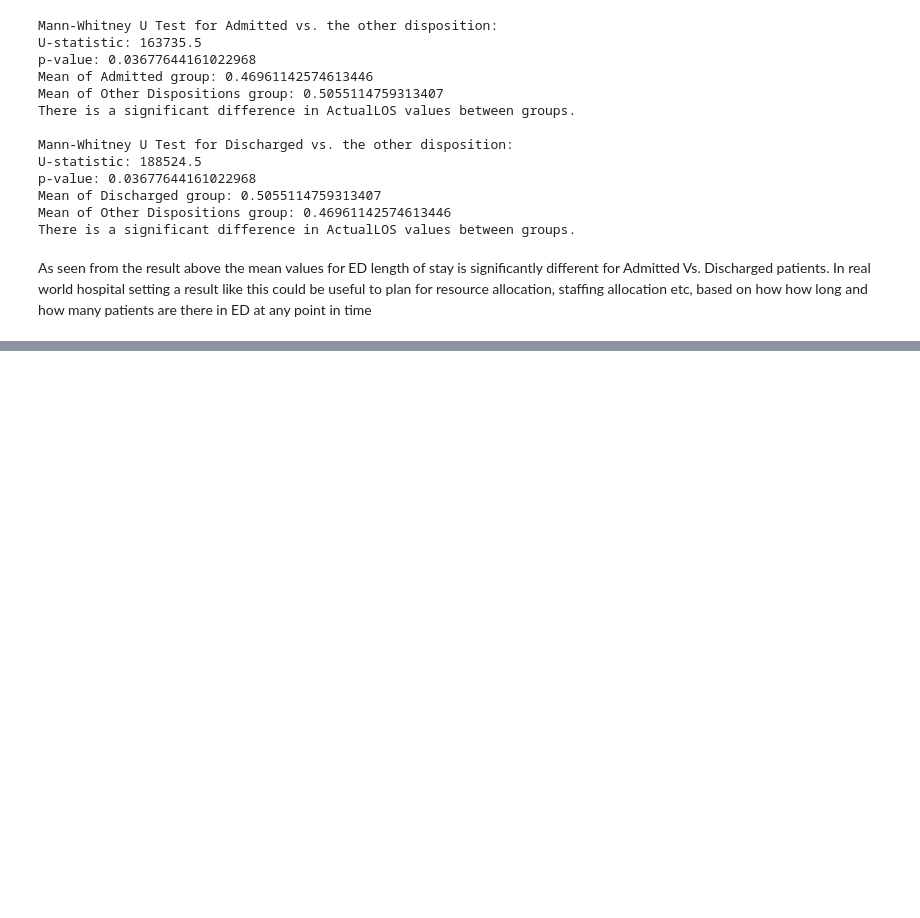
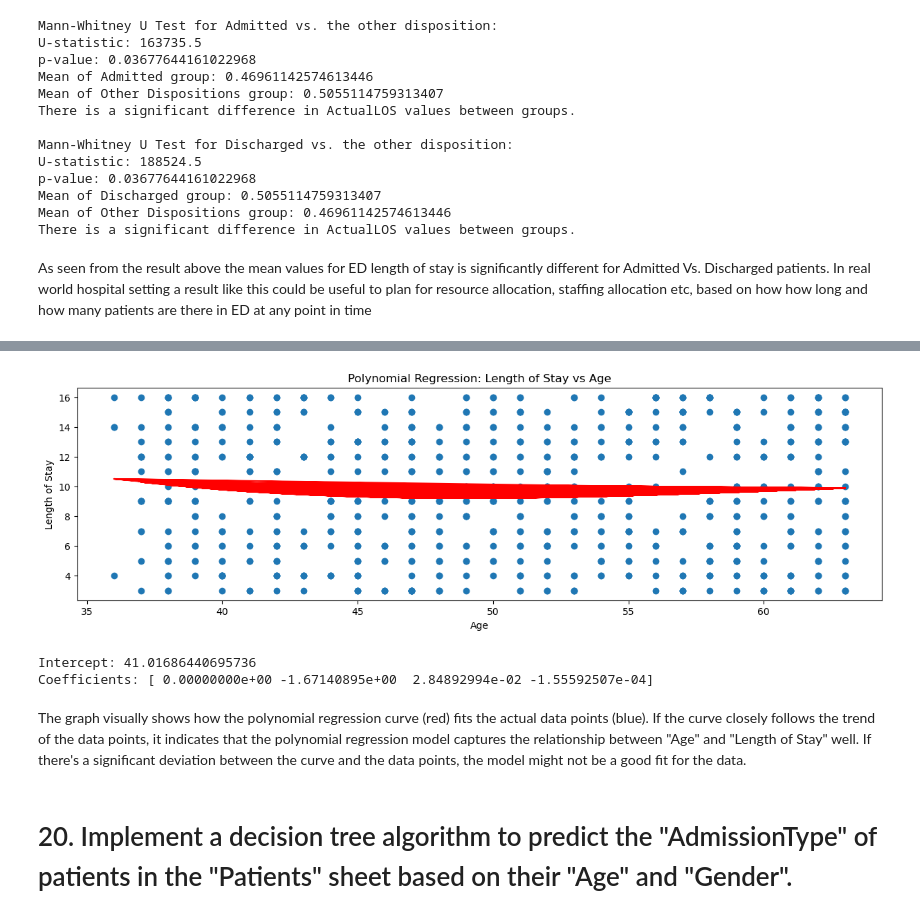
Before and after one commit to akilarvn/Python-Hackathon, a Jupyter notebook: DataEagles_ExtraQuestions.ipynb, the cells around one changed output, grey strips where cells are left out. Cells and saved outputs as stored; diff of their text form; code cells hidden in the pictures; blank space fills up the shorter version.

```diff
--- a/DataEagles_ExtraQuestions.ipynb
+++ b/DataEagles_ExtraQuestions.ipynb
@@ -676,0 +916,39 @@ how long and how many patients are there in ED at any point in time
+# %%
+import numpy as np
+from sklearn.linear_model import LinearRegression
+from sklearn.preprocessing import PolynomialFeatures
+
+current_year = pd.Timestamp.now().year
+Patients['Age'] = current_year - Patients['DateOfBirth'].dt.year
+
+merged_data = pd.merge(ReadmissionRegistry,Patients, on='PatientID', how='left')
+
+
+X = merged_data['Age'].values.reshape(-1, 1)
+y = merged_data['LengthOfStay'].values
+
+poly = PolynomialFeatures(degree=3)
+X_poly = poly.fit_transform(X)
+
+regressor = LinearRegression()
+regressor.fit(X_poly, y)
+
+
+plt.scatter(X, y)
+plt.plot(X, regressor.predict(X_poly), color='red')
+plt.xlabel('Age')
+plt.ylabel('Length of Stay')
+plt.title('Polynomial Regression: Length of Stay vs Age')
+plt.show()
+
+
+print("Intercept:", regressor.intercept_)
+print("Coefficients:", regressor.coef_)
+# %% [output]
+[figure, added]
+Intercept: 41.01686440695736
+Coefficients: [ 0.00000000e+00 -1.67140895e+00  2.84892994e-02 -1.55592507e-04]
+# %% [markdown]
+The graph visually shows how the polynomial regression curve (red) fits the actual data points (blue). If the curve closely follows the trend of the data points, it indicates that the polynomial regression model captures the relationship between "Age" and "Length of Stay" well. If there's a significant deviation between the curve and the data points, the model might not be a good fit for the data.
+# %% [markdown]
+# 20. Implement a decision tree algorithm to predict the "AdmissionType" of patients in the "Patients" sheet based on their "Age" and "Gender".
```
Also changed, not shown: parts of 35 cells of this notebook.
